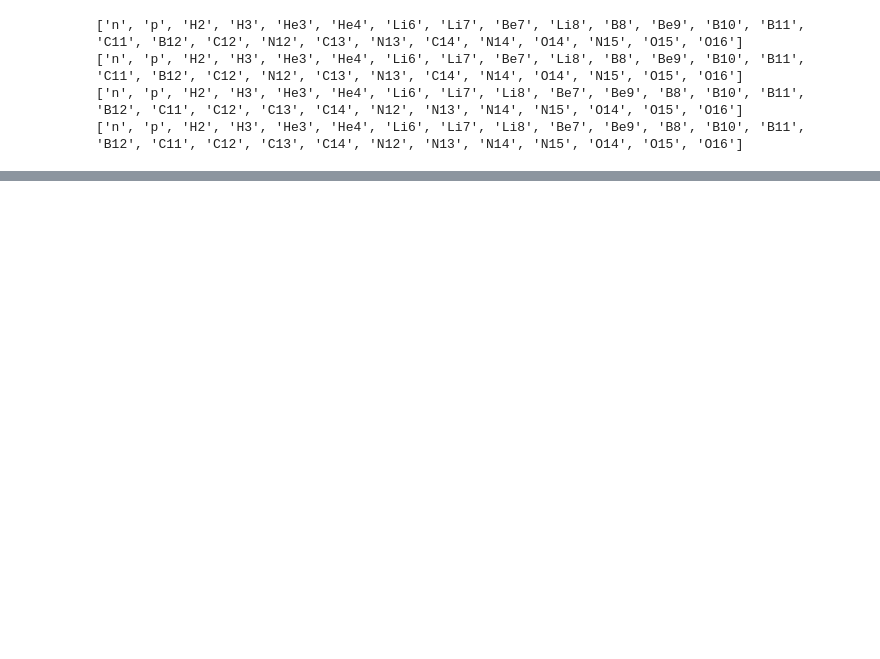
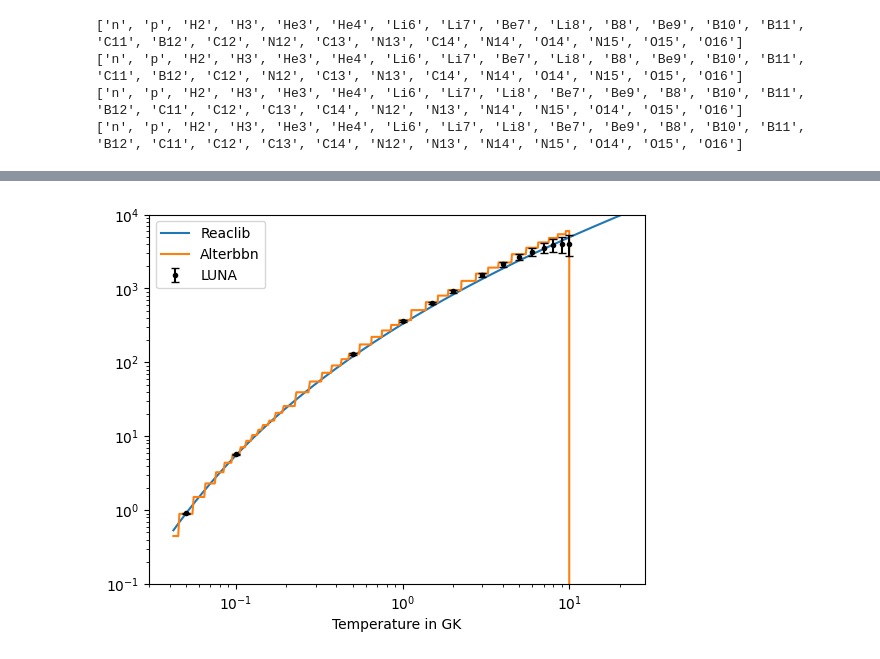
Before and after one commit to hansbdein/Speciale, a Jupyter notebook: Fullsize_highT_network.ipynb, the cells around one changed output, grey strips where cells are left out. Saved outputs shown, nothing was run; the diff lists cells and outputs as text; code cells hidden in the pictures; blank space fills up the shorter version.

```diff
--- a/Fullsize_highT_network.ipynb
+++ b/Fullsize_highT_network.ipynb
@@ -472,0 +589,19 @@ plt.show()
+# %%
+plt.figure()
+plt.plot(solY[0]*TMeV2T9,[Reaclib_d_p__He3(T*TMeV2T9) for T in solY[0]],label='Reaclib')
+plt.plot(solY[0]*TMeV2T9,[Alter_d_p__He3(T*TMeV2T9) for T in solY[0]],label='Alterbbn')
+
+LUNAdata=np.array([[0.001,1.37e-11,1.35e-11,1.39e-11],[0.005,2.57e-5,2.53e-5,2.62e-5],[0.01,1.53e-3,1.51e-3,1.56e-3],[0.05,9.08e-1,8.94e-1,9.22e-1],[0.1,5.74,5.65,5.84],[0.5,1.29e2,1.26e2,1.32e2],[1.0,3.63e2,3.52e2,3.74e2],[1.5,6.32e2,6.09e2,6.56e2],[2.0,9.20e2,8.79e2,9.62e2],[3.0,1.52e3,1.43e3,1.61e3],[4.0,2.11e3,1.95e3,2.28e3],[5.0,2.67e3,2.40e3,2.93e3],[6.0,3.16e3,2.76e3,3.55e3],[7.0,3.56e3,3.00e3,4.12e3],[8.0,3.85e3,3.09e3,4.61e3],[9.0,4.01e3,3.02e3,5.01e3],[10.0,4.02e3,2.75e3,5.30e3]]).T
+
+
+T=[0.001,0.005,0.01,0.05,0.1,0.5,1,1.5]+list(range(2,11))
+plt.errorbar(LUNAdata[0],LUNAdata[1],yerr=(LUNAdata[1]-LUNAdata[2],LUNAdata[3]-LUNAdata[1]),fmt='k.',label='LUNA',capsize=3)
+
+plt.xlabel('Temperature in GK')
+plt.xlim(0.03)
+plt.ylim(1e-1,1e4)
+plt.legend()
+plt.xscale('log')
+plt.yscale('log')
+# %% [output]
+[figure, added]
```
Also changed, not shown: parts of 10 cells of this notebook, 8 other files.
